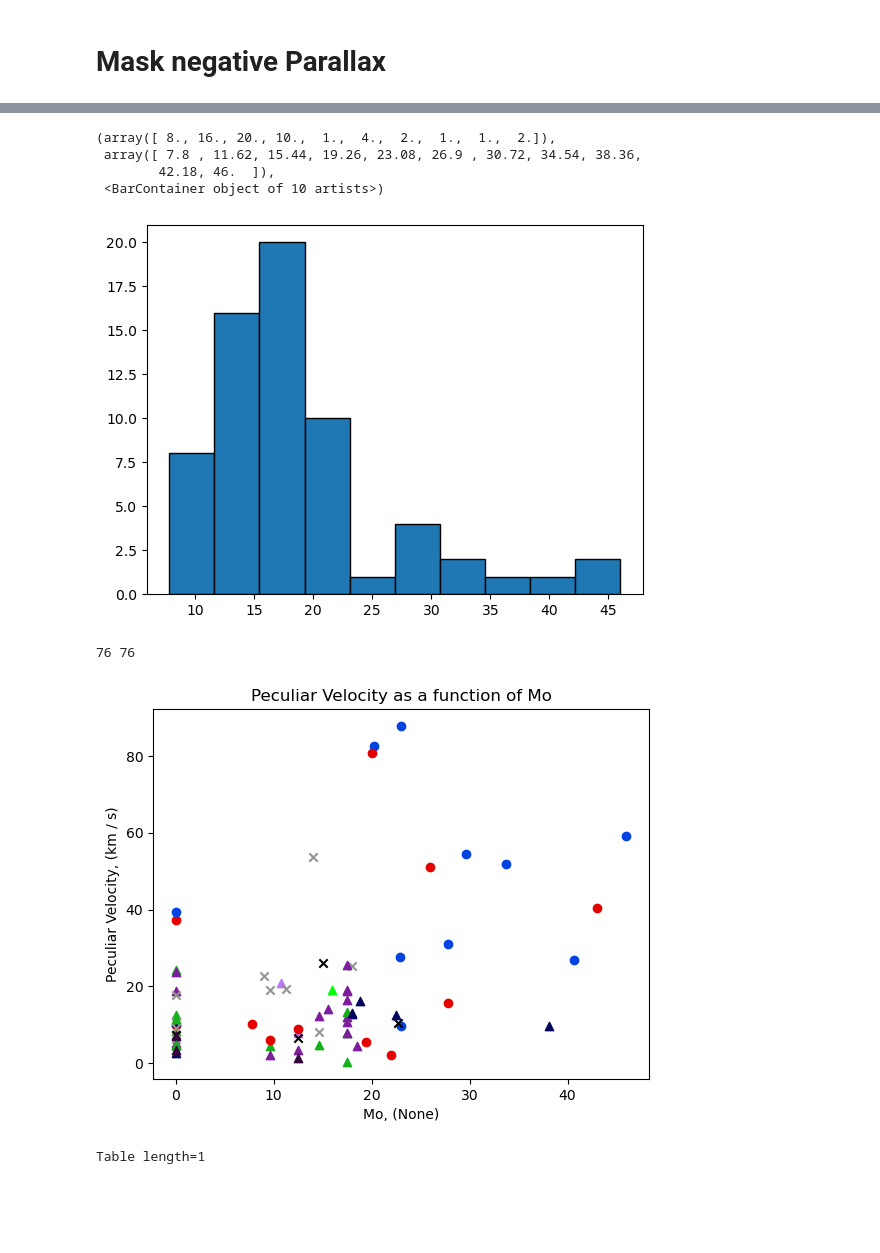
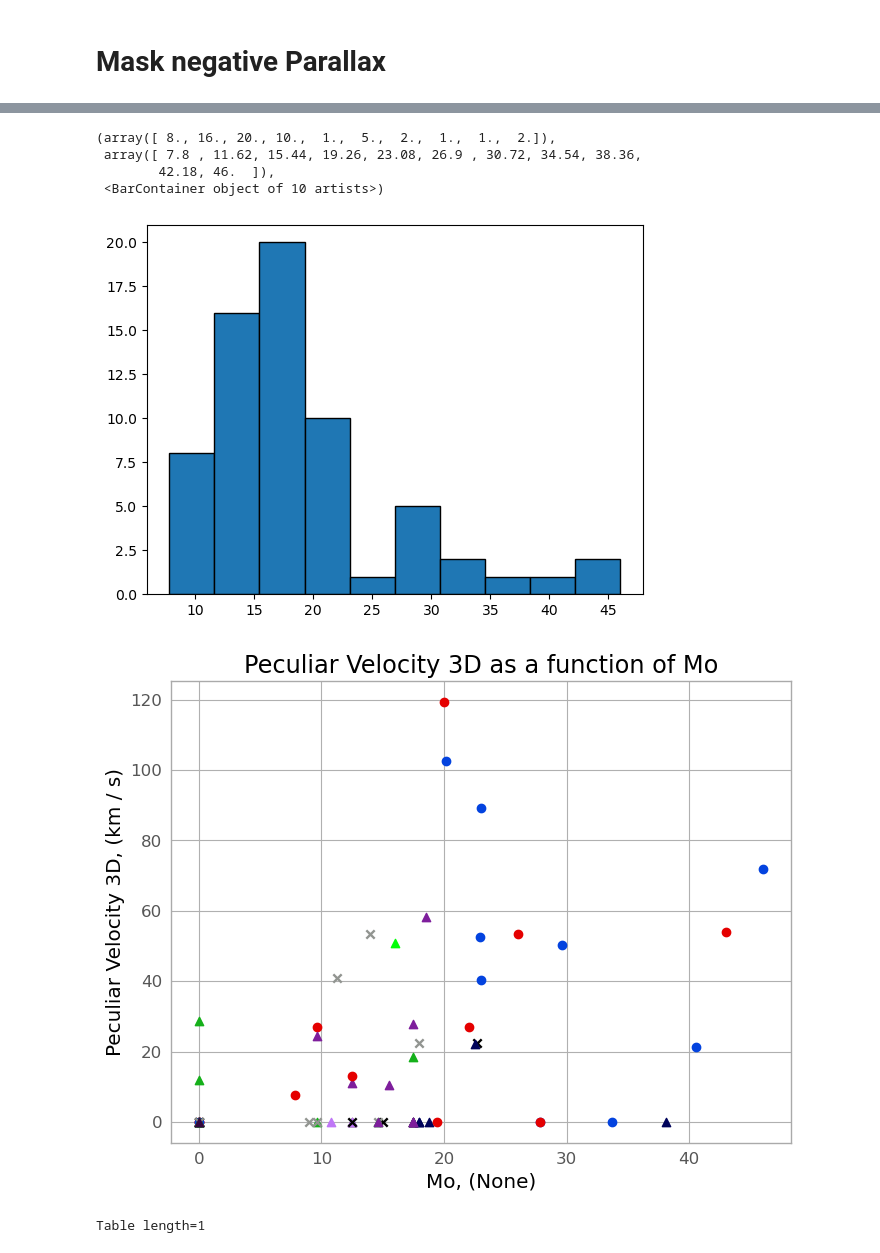
Before and after one commit to MantisShrimp2/Thesis-HMXB, a Jupyter notebook: Code/Peculiar_Motion.ipynb, the cells around one changed output, grey strips where cells are left out. Drawn from its saved outputs; the diff is of its cells as text; code cells hidden in the pictures; blank space fills up the shorter version.

```diff
--- a/Code/Peculiar_Motion.ipynb
+++ b/Code/Peculiar_Motion.ipynb
@@ -390,11 +385,3 @@ Table length=1
 # %%
-#HMXB_table['Name' == 'HD 153919']['radial_velocity'] = 7.0
-
-# HMXB_table['Name' == 'HD 153919']
-# def add_radial_vel(table,names,vels):
-#     for name, vel in zip(names,vels):
-#         table['radial_velocity'][table['Name'] == name] = vel
-#     return table
-# star_names = ['HD 153919']
-# radial_vels = ['-60.0']
-# HMXB_table = add_radial_vel(HMXB_table,star_names,radial_vels)
+HMXB_errs = ascii.read(csv_files+f'HMXB_all_errors_20250310.ecsv',format='ecsv')
+HMXB_errs
@@ -400,0 +409,2 @@ Table length=1
+# %%
+HMXB_errs_need = HMXB_errs['source_id','pm_l_err', 'pm_b_err','l_err','b_err']
@@ -400,0 +433,2 @@ Table length=1
+# %%
+HMXB_table = join(HMXB_table, HMXB_errs_need,keys='source_id', join_type='left')
@@ -639,42 +818,42 @@ plot_peculiar2(non_neg_HMXB_table,'Peculiar_velocity_slow')
 # %%
 plt.hist(HMXB_table['Mo'],edgecolor='k')
 # %% [output]
-(array([ 8., 16., 20., 10.,  1.,  4.,  2.,  1.,  1.,  2.]),
+(array([ 8., 16., 20., 10.,  1.,  5.,  2.,  1.,  1.,  2.]),
  array([ 7.8 , 11.62, 15.44, 19.26, 23.08, 26.9 , 30.72, 34.54, 38.36,
         42.18, 46.  ]),
  <BarContainer object of 10 artists>)
-[figure, old version]
+[figure, new version]
 # %%
 def plot_something(table,x_param, y_param):
 
     prlx_mask = table['parallax']/table['parallax_error'] >=5.0
     table = table[prlx_mask]
-
+    for col in [x_param ,y_param]:
+        if not isinstance(table[col], MaskedColumn):
+            table[col] = MaskedColumn(table[col])
     x = table[x_param]
     y = table[y_param]
     gmag = table['phot_g_mean_mag']
     mod_sptype = table['Mod_SpType']
     x_name = str(x_param)
     y_name = str(y_param)
     x_unit = x.unit
     y_unit = y.unit
-    print(len(y),len(x))
     for xi, yi, sp_type, in zip(np.array(x), np.array(y), mod_sptype):
         color = sp_type if sp_type in color_map else 'xkcd:grey'
         marker = marker_map.get(sp_type, 'x') # Default marker for othersDefault marker for others
         figure = plt.scatter(xi, yi, c=color,marker=marker)
 
     #figure = plt.scatter(x,y,c=gmag,cmap='seismic')
     #plt.colorbar(figure,label='Gmag')
     plt.xlabel(f"{x_name}, ({x_unit})")
     plt.ylabel(f"{y_name}, ({y_unit})")
     plt.title(f"{y_name} as a function of {x_name}")
 
     return None
-plot_something(HMXB_table,'Mo','Peculiar Velocity')
+plot_something(HMXB_table,'Mo','Peculiar Velocity 3D')
 # %% [output]
-76 76
-[figure, old version]
+[figure, new version]
 # %%
 nomass = HMXB_table['source_id','Mo']
 vicam = HMXB_table[HMXB_table['source_id'] == 276644757710014976]
```
Also changed, not shown: parts of 30 cells of this notebook.
